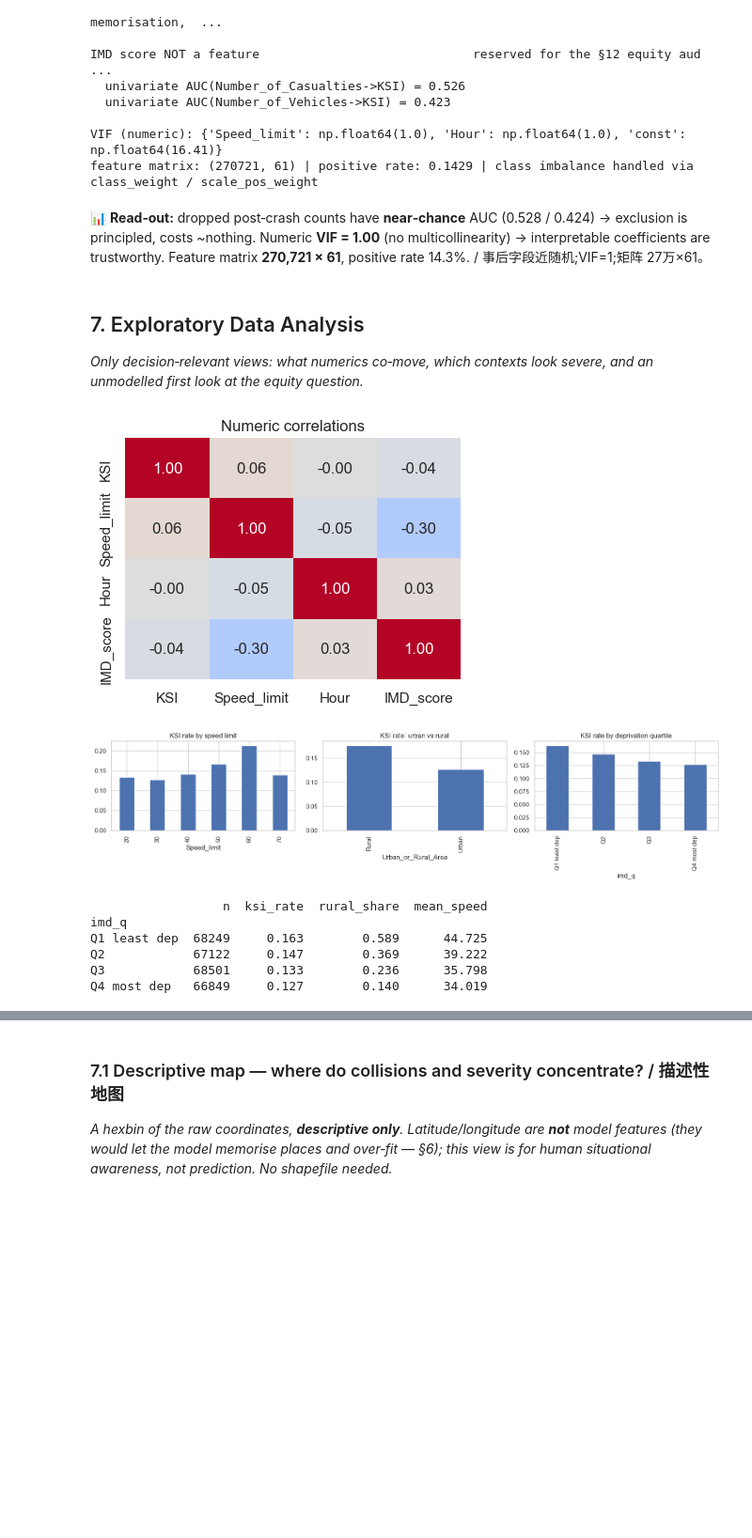
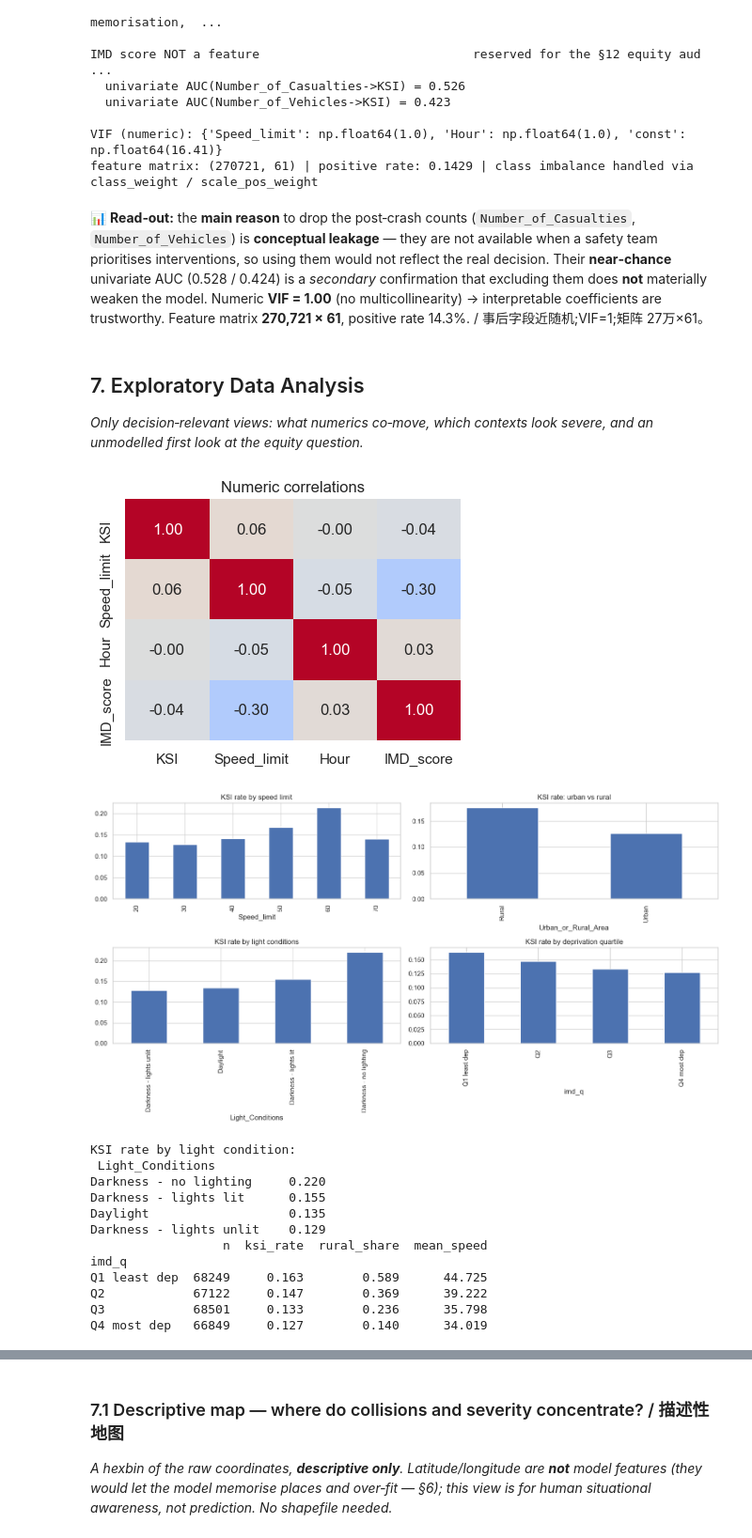
Before and after one commit to XilaiWang/DAAI-road-safety-ksi-analysis, a Jupyter notebook: road_safety_severity_analysis.ipynb, the cells around one changed output, grey strips where cells are left out. Shown at 94% size. Cells and saved outputs as stored; diff of their text form; code cells hidden in the pictures; blank space fills up the shorter version.

```diff
--- a/road_safety_severity_analysis.ipynb
+++ b/road_safety_severity_analysis.ipynb
@@ -271,26 +273,34 @@ Speed_limit, Hour, Road_Type, Urban_or_Rural_Area, Light_Conditions, Weather_Con
 VIF (numeric): {'Speed_limit': np.float64(1.0), 'Hour': np.float64(1.0), 'const': np.float64(16.41)}
 feature matrix: (270721, 61) | positive rate: 0.1429 | class imbalance handled via class_weight / scale_pos_weight
 # %% [markdown]
-📊 **Read‑out:** dropped post‑crash counts have **near‑chance** AUC (0.528 / 0.424) → exclusion is principled, costs ~nothing. Numeric **VIF = 1.00** (no multicollinearity) → interpretable coefficients are trustworthy. Feature matrix **270,721 × 61**, positive rate 14.3%. / 事后字段近随机;VIF=1;矩阵 27万×61。
+📊 **Read‑out:** the **main reason** to drop the post‑crash counts (`Number_of_Casualties`, `Number_of_Vehicles`) is **conceptual leakage** — they are not available when a safety team prioritises interventions, so using them would not reflect the real decision. Their **near‑chance** univariate AUC (0.528 / 0.424) is a *secondary* confirmation that excluding them does **not** materially weaken the model. Numeric **VIF = 1.00** (no multicollinearity) → interpretable coefficients are trustworthy. Feature matrix **270,721 × 61**, positive rate 14.3%. / 事后字段近随机;VIF=1;矩阵 27万×61。
 # %% [markdown]
 ## 7. Exploratory Data Analysis
 *Only decision‑relevant views: what numerics co‑move, which contexts look severe, and an unmodelled first look at the equity question.*
 # %%
 # numeric correlation heatmap (KSI, Speed_limit, Hour, deprivation)
 num=acc[["KSI","Speed_limit","Hour",IMD_SCORE]].rename(columns={IMD_SCORE:"IMD_score"})
 plt.figure(figsize=(4.2,3.4)); sns.heatmap(num.corr(),annot=True,fmt=".2f",cmap="coolwarm",center=0,cbar=False)
 plt.title("Numeric correlations"); plt.tight_layout(); plt.savefig(OUTPUT/"eda_corr.png",dpi=120,bbox_inches="tight"); plt.show()
-# KSI rate by the three decision-relevant contexts
-fig,ax=plt.subplots(1,3,figsize=(16,4))
+# KSI rate by the four decision-relevant contexts (speed, urban/rural, light, deprivation)
+fig,ax=plt.subplots(2,2,figsize=(15,8)); ax=ax.ravel()
 acc.groupby("Speed_limit").KSI.mean().plot.bar(ax=ax[0],title="KSI rate by speed limit")
 acc.groupby("Urban_or_Rural_Area").KSI.mean().plot.bar(ax=ax[1],title="KSI rate: urban vs rural")
-acc.groupby("imd_q",observed=True).KSI.mean().plot.bar(ax=ax[2],title="KSI rate by deprivation quartile")
+acc.groupby("Light_Conditions").KSI.mean().sort_values().plot.bar(ax=ax[2],title="KSI rate by light conditions")
+acc.groupby("imd_q",observed=True).KSI.mean().plot.bar(ax=ax[3],title="KSI rate by deprivation quartile")
 plt.tight_layout(); plt.savefig(OUTPUT/"eda_ksi_by_context.png",dpi=120,bbox_inches="tight"); plt.show()
+print("KSI rate by light condition:\n", acc.groupby("Light_Conditions").KSI.mean().sort_values(ascending=False).round(3).to_string())
 print(acc.groupby("imd_q",observed=True).agg(n=("KSI","size"),ksi_rate=("KSI","mean"),
       rural_share=("Urban_or_Rural_Area",lambda s:(s.str.lower()=="rural").mean()),mean_speed=("Speed_limit","mean")).round(3).to_string())
 # %% [output]
 [figure]
-[figure, old version]
+[figure, new version]
+KSI rate by light condition:
+ Light_Conditions
+Darkness - no lighting     0.220
+Darkness - lights lit      0.155
+Daylight                   0.135
+Darkness - lights unlit    0.129
                   n  ksi_rate  rural_share  mean_speed
 imd_q
 Q1 least dep  68249     0.163        0.589      44.725
```
Also changed, not shown: parts of 17 cells of this notebook.
